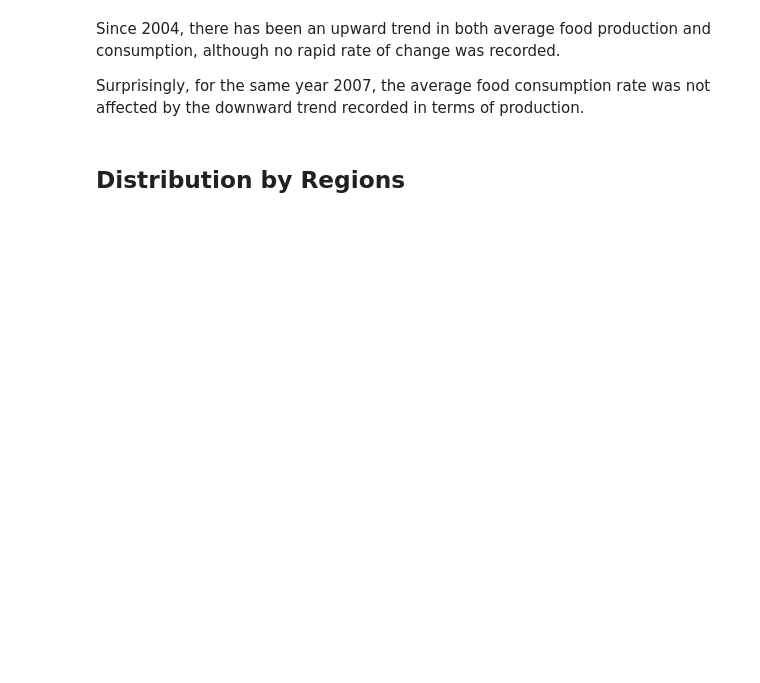
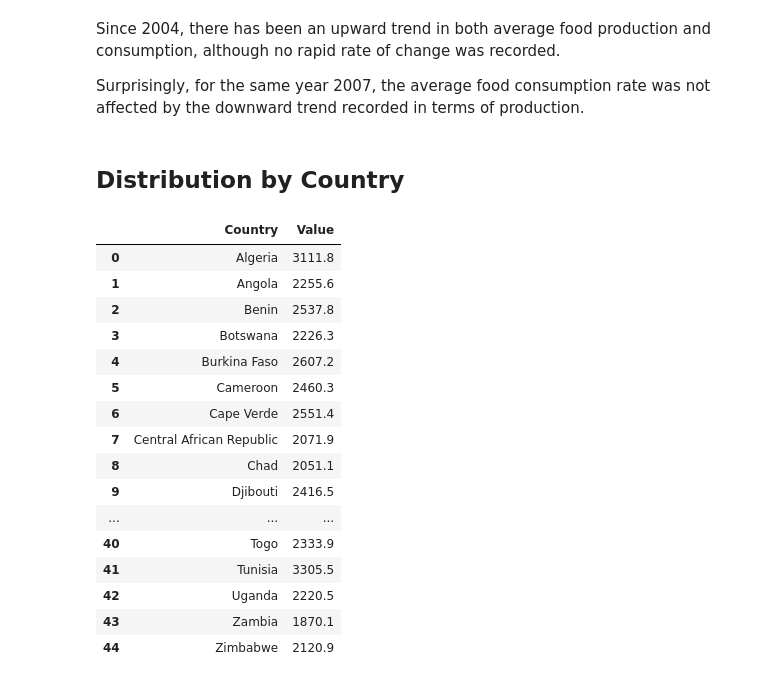
Before and after one commit to KennethOdoh/thought-for-food, a Jupyter notebook: food_production_and_supply.ipynb, the cells around one changed output. Drawn from its saved outputs; the diff is of its cells as text; code cells hidden in the pictures; blank space fills up the shorter version.

```diff
--- a/food_production_and_supply.ipynb
+++ b/food_production_and_supply.ipynb
@@ -550,4 +550,26 @@ Since 2004, there has been an upward trend in both average food production and c
 
 Surprisingly, for the same year 2007, the average food consumption rate was not affected by the downward trend recorded in terms of production.
 # %% [markdown]
-## Distribution by Regions
+## Distribution by Country
+# %%
+# food consumption
+countries_average_consumption = food_supp_df.groupby('Country')['Value'].mean().reset_index()
+countries_average_consumption
+# %% [output]
+|  | Country | Value |
+| 0 | Algeria | 3111.8 |
+| 1 | Angola | 2255.6 |
+| 2 | Benin | 2537.8 |
+| 3 | Botswana | 2226.3 |
+| 4 | Burkina Faso | 2607.2 |
+| 5 | Cameroon | 2460.3 |
+| 6 | Cape Verde | 2551.4 |
+| 7 | Central African Republic | 2071.9 |
+| 8 | Chad | 2051.1 |
+| 9 | Djibouti | 2416.5 |
+| ... | ... | ... |
+| 40 | Togo | 2333.9 |
+| 41 | Tunisia | 3305.5 |
+| 42 | Uganda | 2220.5 |
+| 43 | Zambia | 1870.1 |
+| 44 | Zimbabwe | 2120.9 |
```
Also changed, not shown: parts of 4 cells of this notebook.
